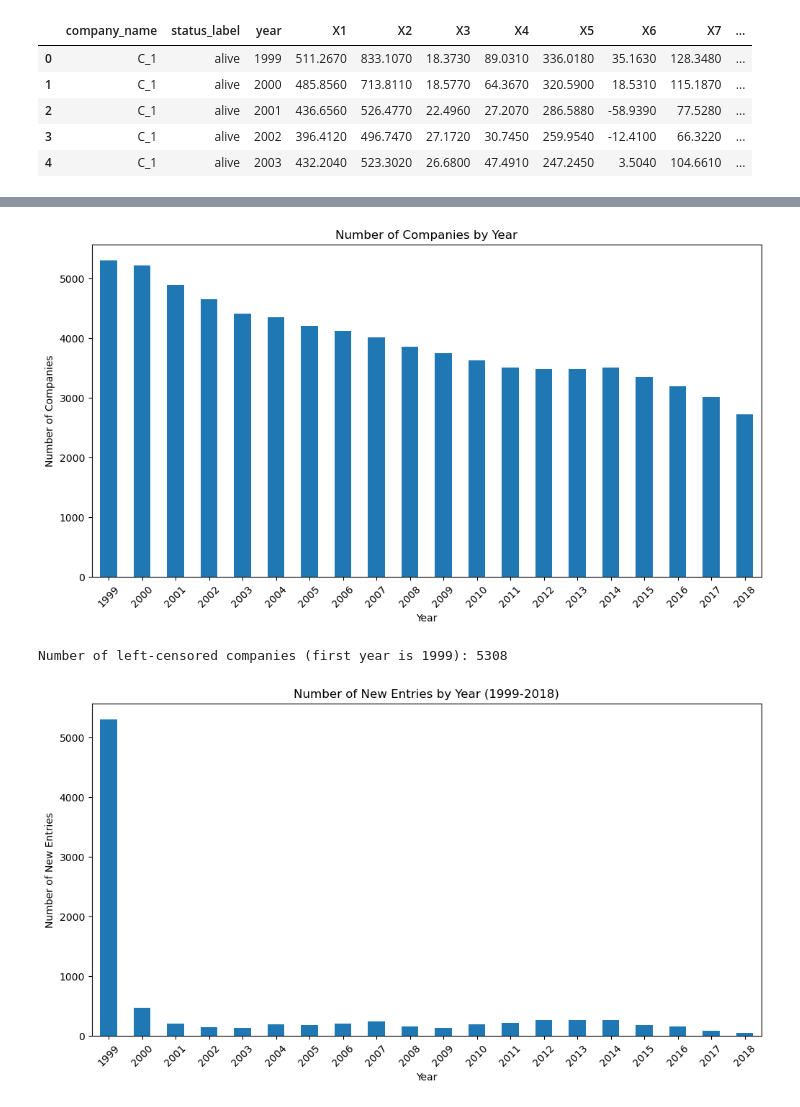
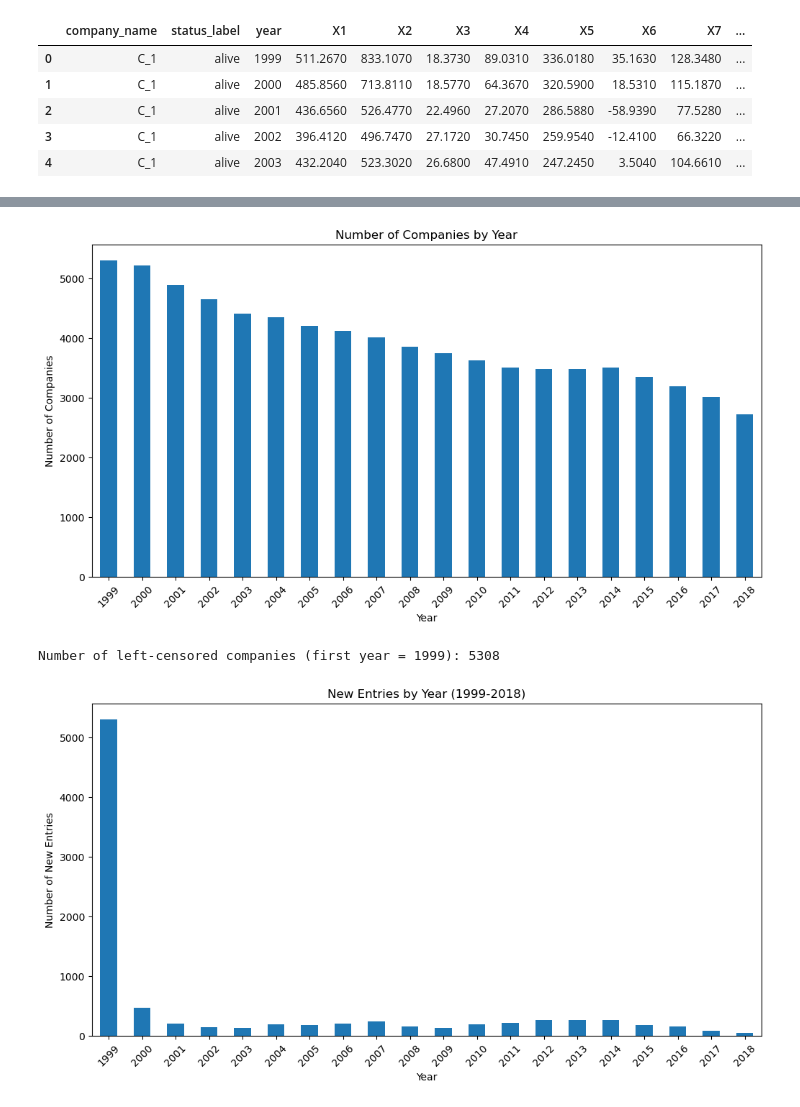
Before and after one commit to yiju-zhao/Company-Bankruptcy-Prediction, a Jupyter notebook: EDA.ipynb, the cells around one changed output, grey strips where cells are left out. Saved outputs shown, nothing was run; the diff lists cells and outputs as text; code cells hidden in the pictures.

```diff
--- a/EDA.ipynb
+++ b/EDA.ipynb
@@ -6,9 +1 @@
-# %%
-## Import necessary libraries for data handling, visualization, and modeling
-import numpy as np
-import pandas as pd
-import matplotlib.pyplot as plt
-
-## Set a simple plotting style
-plt.style.use('default')
 # %%
@@ -147,49 +143,44 @@ for col in numeric_cols:
-# %%
-# Plot the number of companies in each year
-import matplotlib.pyplot as plt
-
-# Count the number of unique companies for each year
-companies_by_year = df.groupby('year')['company_name'].nunique()
-
-# Plot the results using a bar plot
-plt.figure(figsize=(12, 6))
-companies_by_year.plot(kind='bar')
-plt.xlabel('Year')
-plt.ylabel('Number of Companies')
-plt.title('Number of Companies by Year')
-plt.xticks(rotation=45)
-plt.show()
-# %% [output]
-[figure, removed]
 # %%
-# Identify the first year each company appears in the dataset
+"""
+# 4. YEAR-BASED ANALYSIS
+   - Companies by year
+   - Left-censored companies
+   - New entries by year
+"""
+# Sort values to ensure chronological order
+df = df.sort_values(by=['company_name', 'year'])
 
-# Plot the count of the first year each company appears in the dataset
+# Number of companies in each year
+companies_by_year = df.groupby('year')['company_name'].nunique()
+plt.figure(figsize=(12, 6))
+companies_by_year.plot(kind='bar')
+plt.xlabel('Year')
+plt.ylabel('Number of Companies')
+plt.title('Number of Companies by Year')
+plt.xticks(rotation=45)
+plt.show()
+
+# First year each company appears
 first_year = df.groupby('company_name')['year'].min().reset_index()
 first_year.columns = ['company_name', 'first_year']
 
-# Filter the DataFrame to include only companies whose first year is 1999
+# Left-censored = first appearance in 1999
 left_censored_companies = first_year[first_year['first_year'] == 1999]
+num_left_censored_companies = left_censored_companies['company_name'].nunique()
+print("Number of left-censored companies (first year = 1999):", num_left_censored_companies)
 
-# Count the number of left-censored companies
-num_left_censored_companies = left_censored_companies['company_name'].nunique()
-
-print("Number of left-censored companies (first year is 1999):", num_left_censored_companies)
-
-# Filter the DataFrame to include only rows where the first year is 1999 or later
+# Plot new entries by year (>= 1999)
 first_year_after_1999 = first_year[first_year['first_year'] >= 1999]
-
-# Count the number of new entries for each year
 new_entries_by_year = first_year_after_1999['first_year'].value_counts().sort_index()
 
-# Plot the results using a bar plot
 plt.figure(figsize=(12, 6))
 new_entries_by_year.plot(kind='bar')
 plt.xlabel('Year')
 plt.ylabel('Number of New Entries')
-plt.title('Number of New Entries by Year (1999-2018)')
+plt.title('New Entries by Year (1999-2018)')
 plt.xticks(rotation=45)
 plt.show()
 # %% [output]
+[figure, new version]
-Number of left-censored companies (first year is 1999): 5308
+Number of left-censored companies (first year = 1999): 5308
-[figure, old version]
+[figure, added]
```
Also changed, not shown: parts of 21 cells of this notebook.
